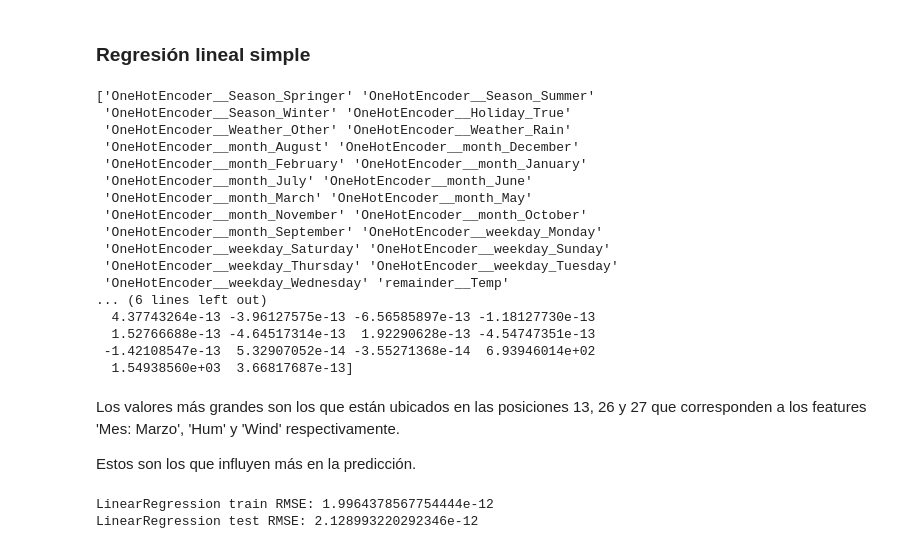
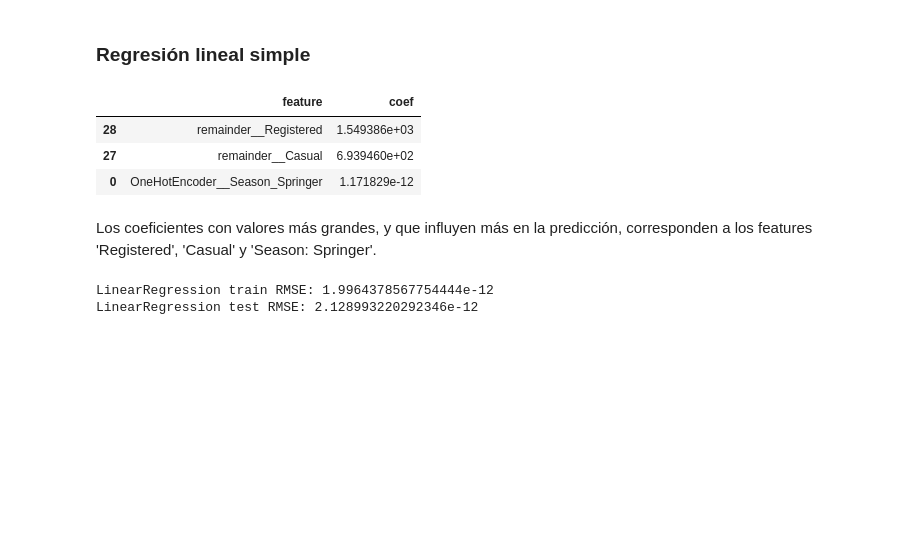
Before and after one commit to juanalvarez123/MINE-4101-taller-2, a Jupyter notebook: Taller_2.ipynb, the cells around one changed output. Cells and saved outputs as stored; diff of their text form; code cells hidden in the pictures; blank space fills up the shorter version.

Commit message:
Updated the way how coef were obtained and sorted

```diff
--- a/Taller_2.ipynb
+++ b/Taller_2.ipynb
@@ -503,40 +503,29 @@ Test: (147, 30)
 # %%
 # Se realiza el entrenamiento del modelo
 from sklearn.linear_model import LinearRegression
 
 simple_linear_regression = LinearRegression()
 simple_linear_regression.fit(x_train, y_train)
 
 # Se predicen los datos
 y_pred_train = simple_linear_regression.predict(x_train)
 y_pred_test = simple_linear_regression.predict(x_test)
 
-# Se imprimen los valores de los coeficientes. Los que tengan una magnitud más
-# grande son los que influyen más en la desición de la predicción
-print(simple_linear_regression.feature_names_in_)
-print(simple_linear_regression.coef_)
+# Se imprimen los 3 valores de los coeficientes que tengan la magnitud más
+# grande, estos son los que influyen más en la desición de la predicción
+coef_df = pd.concat([pd.Series(simple_linear_regression.feature_names_in_), pd.Series(simple_linear_regression.coef_)], axis=1)
+coef_df.columns = ['feature', 'coef']
+
+coef_df['coef'] = coef_df['coef'].apply(lambda x: abs(x))
+coef_df = coef_df.sort_values('coef', ascending=False)
+coef_df.head(3)
 # %% [output]
-['OneHotEncoder__Season_Springer' 'OneHotEncoder__Season_Summer'
- 'OneHotEncoder__Season_Winter' 'OneHotEncoder__Holiday_True'
- 'OneHotEncoder__Weather_Other' 'OneHotEncoder__Weather_Rain'
- 'OneHotEncoder__month_August' 'OneHotEncoder__month_December'
- 'OneHotEncoder__month_February' 'OneHotEncoder__month_January'
- 'OneHotEncoder__month_July' 'OneHotEncoder__month_June'
- 'OneHotEncoder__month_March' 'OneHotEncoder__month_May'
- 'OneHotEncoder__month_November' 'OneHotEncoder__month_October'
- 'OneHotEncoder__month_September' 'OneHotEncoder__weekday_Monday'
- 'OneHotEncoder__weekday_Saturday' 'OneHotEncoder__weekday_Sunday'
- 'OneHotEncoder__weekday_Thursday' 'OneHotEncoder__weekday_Tuesday'
- 'OneHotEncoder__weekday_Wednesday' 'remainder__Temp'
-... (6 lines left out)
-  4.37743264e-13 -3.96127575e-13 -6.56585897e-13 -1.18127730e-13
-  1.52766688e-13 -4.64517314e-13  1.92290628e-13 -4.54747351e-13
- -1.42108547e-13  5.32907052e-14 -3.55271368e-14  6.93946014e+02
-  1.54938560e+03  3.66817687e-13]
+|  | feature | coef |
+| 28 | remainder__Registered | 1.549386e+03 |
+| 27 | remainder__Casual | 6.939460e+02 |
+| 0 | OneHotEncoder__Season_Springer | 1.171829e-12 |
-# %% [markdown]
-Los valores más grandes son los que están ubicados en las posiciones 13, 26 y 27 que corresponden a los features 'Mes: Marzo', 'Hum' y 'Wind' respectivamente.
-
-Estos son los que influyen más en la predicción.
+# %% [markdown]
+Los coeficientes con valores más grandes, y que influyen más en la predicción, corresponden a los features 'Registered', 'Casual' y 'Season: Springer'.
 # %%
 # Encuentro la raíz del error cuadrático medio (RMSE) para datos de train y de test
 from sklearn.metrics import mean_squared_error
```
